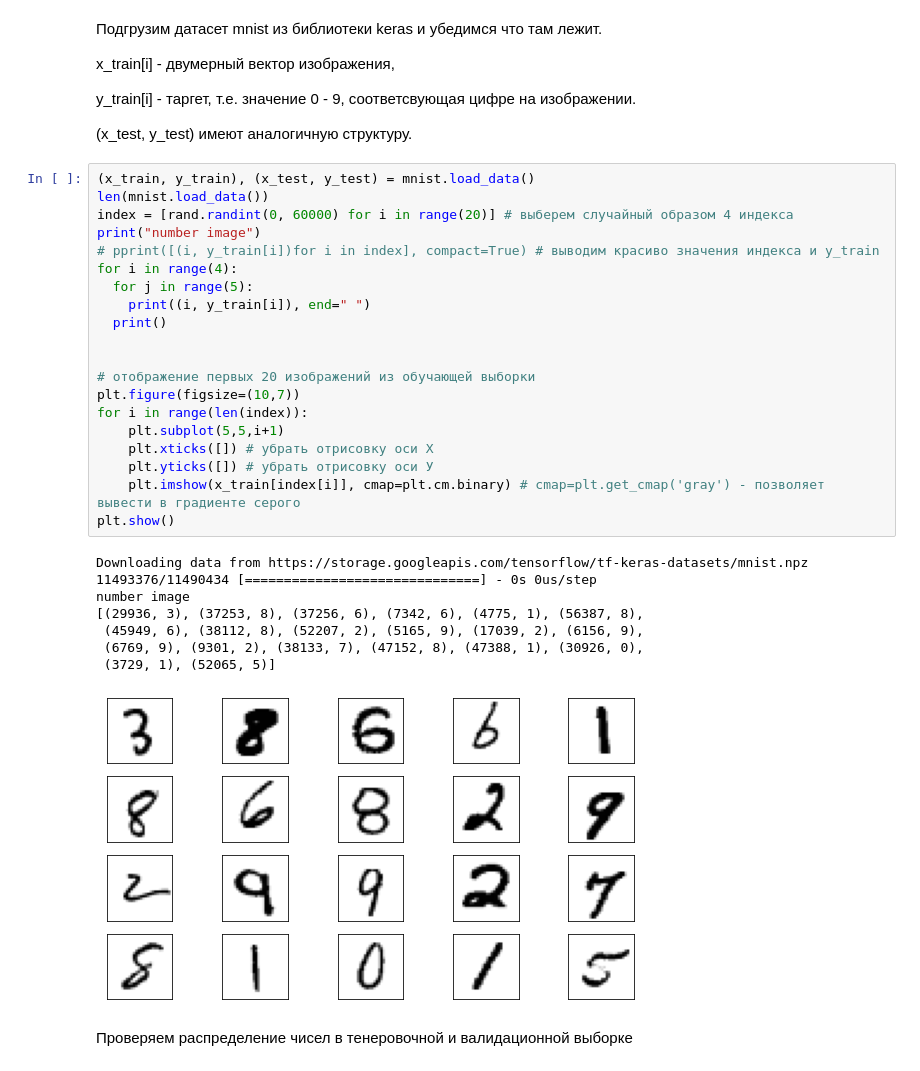
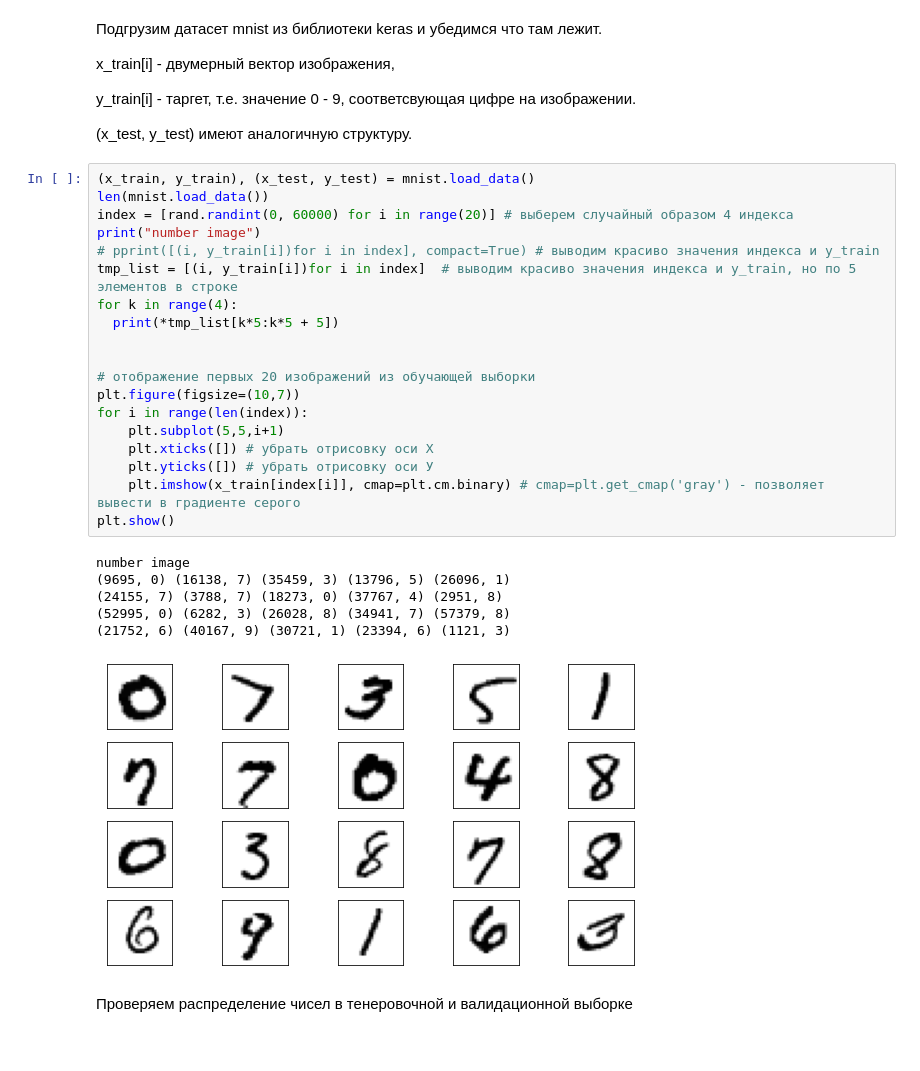
Before and after one commit to kan-va/lab_vision_digits, a Jupyter notebook: Task_digits.ipynb, the cells around one changed output. Cells and saved outputs as stored; diff of their text form.

```diff
--- a/Task_digits.ipynb
+++ b/Task_digits.ipynb
@@ -91,32 +91,29 @@ y_train[i] - таргет, т.е. значение 0 - 9, соответсвую
 # %%
 (x_train, y_train), (x_test, y_test) = mnist.load_data()
 len(mnist.load_data())
 index = [rand.randint(0, 60000) for i in range(20)] # выберем случайный образом 4 индекса
 print("number image")
 # pprint([(i, y_train[i])for i in index], compact=True) # выводим красиво значения индекса и y_train
-for i in range(4):
-  for j in range(5):
-    print((i, y_train[i]), end=" ")
-  print()
+tmp_list = [(i, y_train[i])for i in index]  # выводим красиво значения индекса и y_train, но по 5 элементов в строке
+for k in range(4):
+  print(*tmp_list[k*5:k*5 + 5])
 
 
 # отображение первых 20 изображений из обучающей выборки
 plt.figure(figsize=(10,7))
 for i in range(len(index)):
     plt.subplot(5,5,i+1)
     plt.xticks([]) # убрать отрисовку оси Х
     plt.yticks([]) # убрать отрисовку оси У
     plt.imshow(x_train[index[i]], cmap=plt.cm.binary) # cmap=plt.get_cmap('gray') - позволяет вывести в градиенте серого
 plt.show()
 # %% [output]
-Downloading data from https://storage.googleapis.com/tensorflow/tf-keras-datasets/mnist.npz
-11493376/11490434 [==============================] - 0s 0us/step
 number image
-[(29936, 3), (37253, 8), (37256, 6), (7342, 6), (4775, 1), (56387, 8),
- (45949, 6), (38112, 8), (52207, 2), (5165, 9), (17039, 2), (6156, 9),
- (6769, 9), (9301, 2), (38133, 7), (47152, 8), (47388, 1), (30926, 0),
- (3729, 1), (52065, 5)]
+(9695, 0) (16138, 7) (35459, 3) (13796, 5) (26096, 1)
+(24155, 7) (3788, 7) (18273, 0) (37767, 4) (2951, 8)
+(52995, 0) (6282, 3) (26028, 8) (34941, 7) (57379, 8)
+(21752, 6) (40167, 9) (30721, 1) (23394, 6) (1121, 3)
-[figure, old version]
+[figure, new version]
 # %% [markdown]
 Проверяем распределение чисел в тенеровочной и валидационной выборке
 # %%
```
